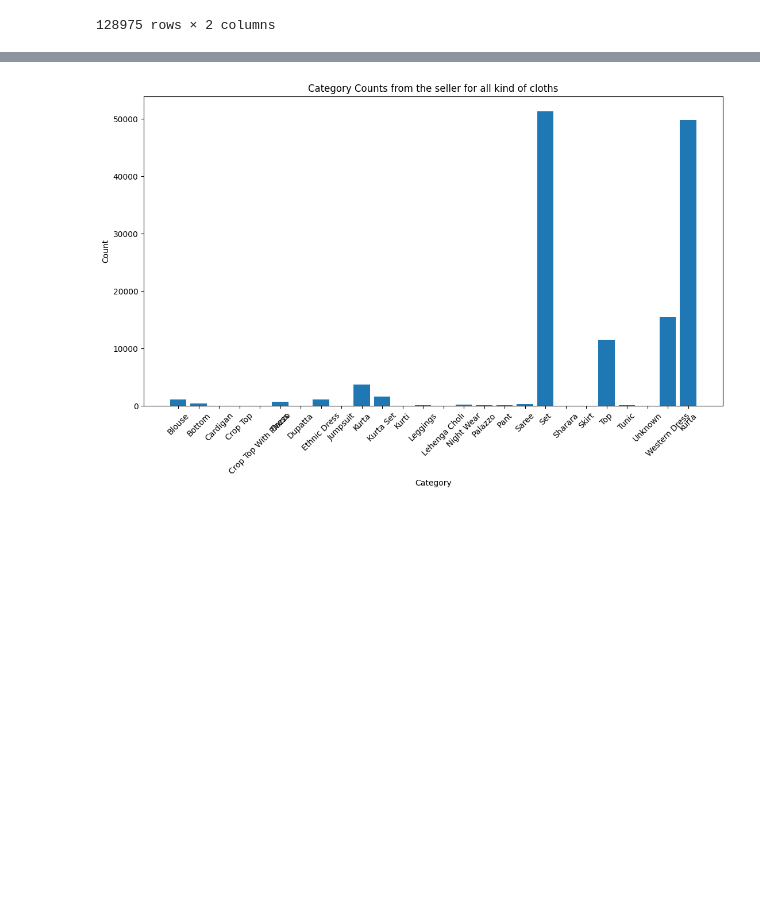
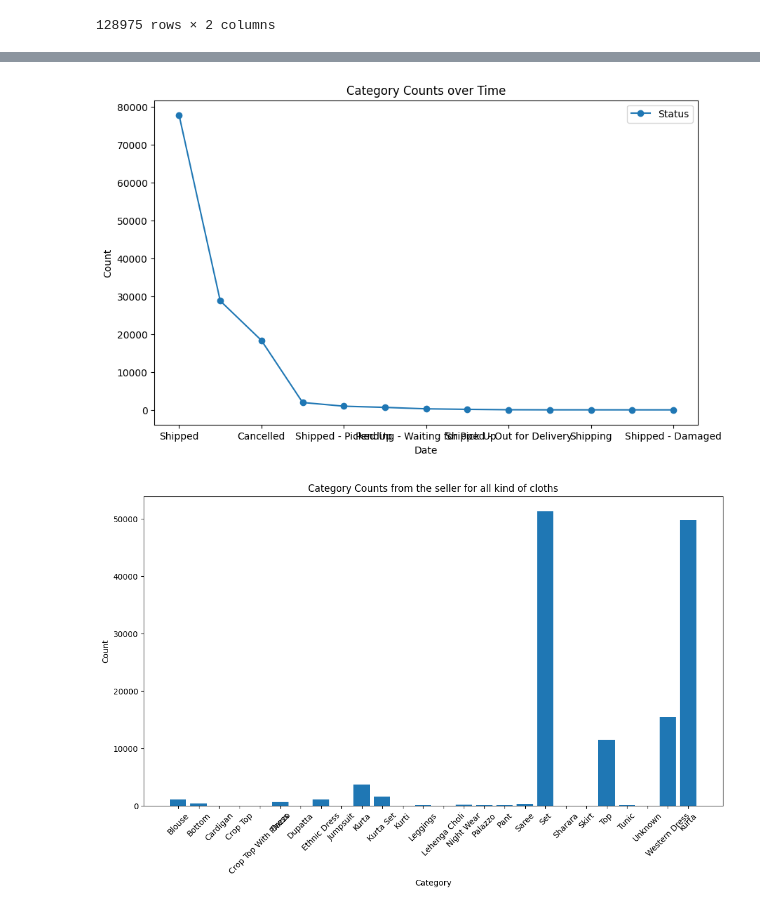
Before and after one commit to arunp77/Data-analysis-projects, a Jupyter notebook: E-commerce/ecommerce-data-analysis.ipynb, the cells around one changed output, grey strips where cells are left out. Drawn from its saved outputs; the diff is of its cells as text; code cells hidden in the pictures; blank space fills up the shorter version.

Commit message:
updated plots

```diff
--- a/E-commerce/ecommerce-data-analysis.ipynb
+++ b/E-commerce/ecommerce-data-analysis.ipynb
@@ -417,7 +396,7 @@ memory usage: 17.8+ MB
 # %% [markdown]
 clearly we need to change the data type of few columns. For example: Date
 # %%
-df_amz['Date'] = pd.to_datetime(df_amz['Date']) # converting 'Date' datatype from object to Datetime.
+df_amzcopy['Date'] = pd.to_datetime(df_amzcopy['Date']) # converting 'Date' datatype from object to Datetime.
 # %% [markdown]
 ### 2. Sales data
 # %% [markdown]
@@ -625,3 +602,6 @@ tab1
 | 128973 | 2022-05-31 | Shipped |
 | 128974 | 2022-05-31 | Shipped |
 128975 rows × 2 columns
+# %%
+amzcategory_counts = df_amzcopy['Status'].value_counts()
+print(amzcategory_counts)
@@ -628,3 +623,19 @@ tab1
+# %%
+# Plot line plot for each category
+amzcategory_counts.plot(kind='line', marker='o', figsize=(10, 6))
+
+# Set labels and title
+plt.xlabel('Date')
+plt.ylabel('Count')
+plt.title('Category Counts over Time')
+
+# Show the legend
+plt.legend()
+
+# Display the plot
+plt.show()
+# %% [output]
+[figure, added]
 # %%
 # Calculate the count of each category in df_amzcopy
 amzcopy_category_counts = df_amzcopy['Category'].value_counts()
```
Also changed, not shown: parts of 10 cells of this notebook.
